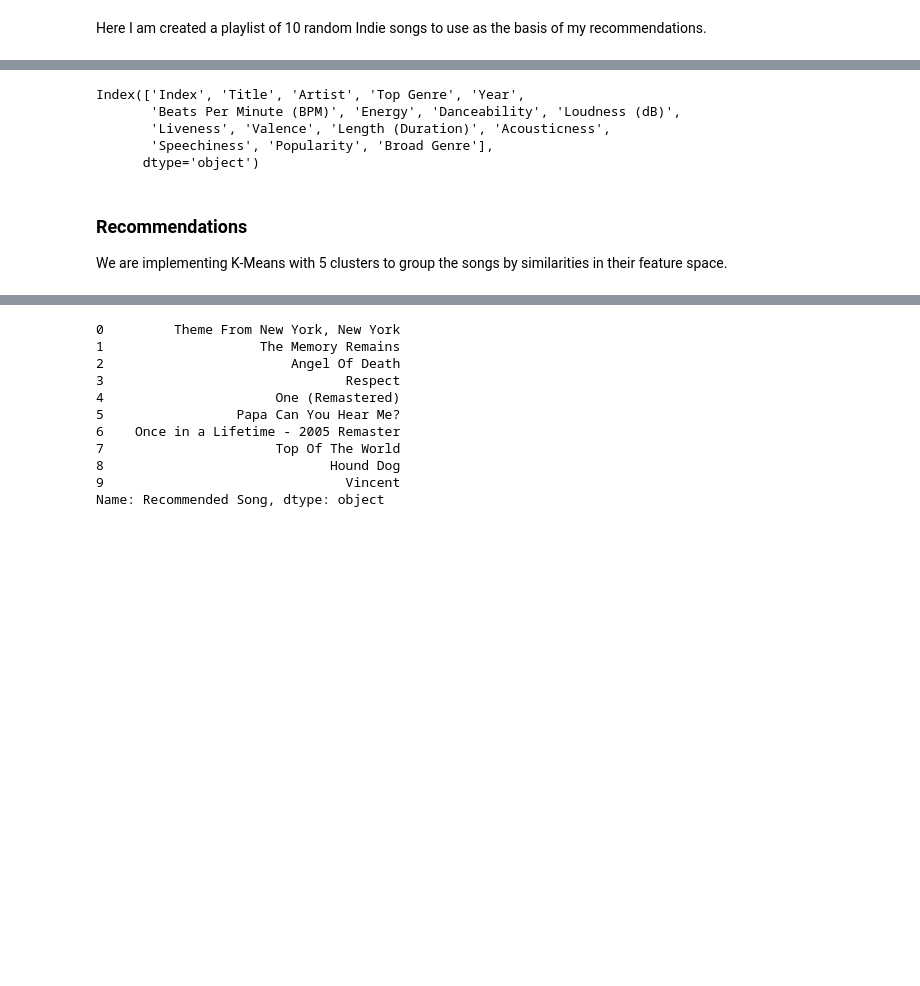
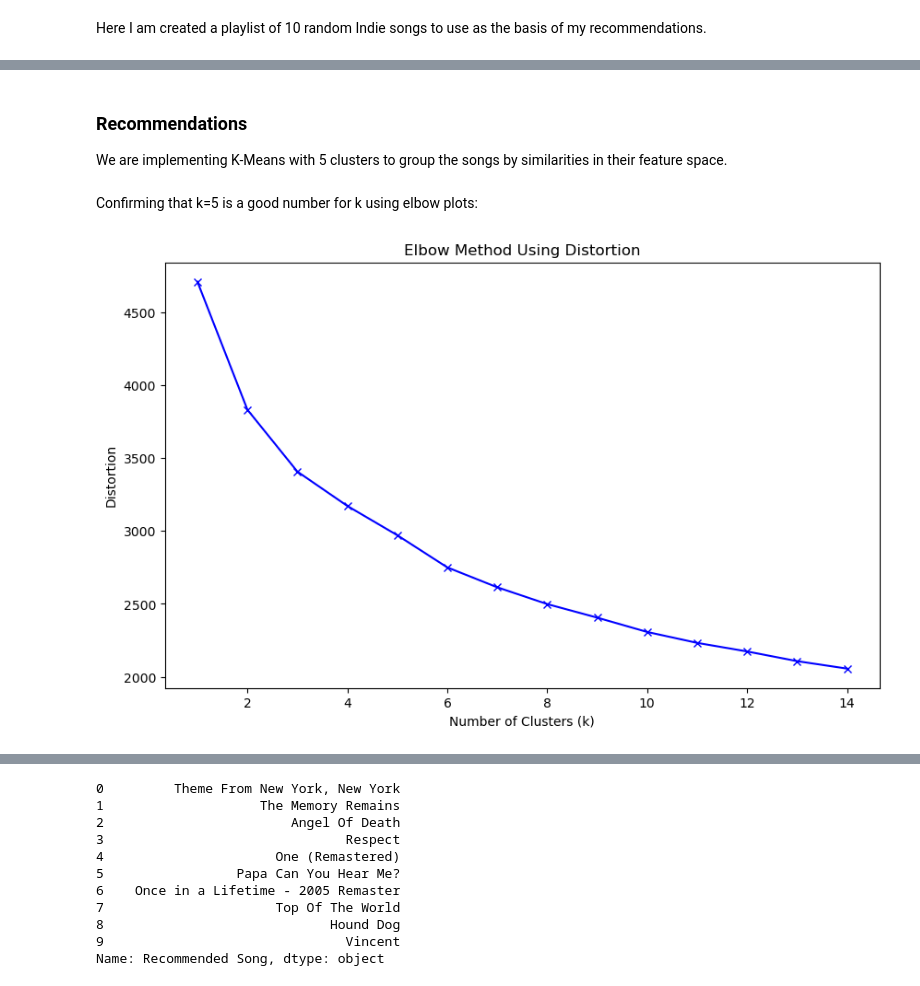
Before and after one commit to virgiliaantonucci/DS-Phase-4-Project, a Jupyter notebook: index.ipynb, the cells around one changed output, grey strips where cells are left out. Drawn from its saved outputs; the diff is of its cells as text; code cells hidden in the pictures; blank space fills up the shorter version.

```diff
--- a/index.ipynb
+++ b/index.ipynb
@@ -191,14 +197,6 @@ playlist
 | 7 | 1695 | Avond | Boudewijn de Groot | dutch indie | 1996 | 98 | 37 | 48 | ... |
 | 8 | 91 | De Vondeling Van Ameland | Boudewijn de Groot | dutch indie | 2007 | 110 | 35 | 39 | ... |
 | 9 | 197 | Hier Kom Ik Weg | Daniël Lohues | dutch indie | 2008 | 92 | 38 | 57 | ... |
-# %%
-df.columns
-# %% [output]
-Index(['Index', 'Title', 'Artist', 'Top Genre', 'Year',
-       'Beats Per Minute (BPM)', 'Energy', 'Danceability', 'Loudness (dB)',
-       'Liveness', 'Valence', 'Length (Duration)', 'Acousticness',
-       'Speechiness', 'Popularity', 'Broad Genre'],
-      dtype='object')
 # %% [markdown]
 ### Recommendations
 We are implementing K-Means with 5 clusters to group the songs by similarities in their feature space.
@@ -221,3 +219,42 @@ cluster_df = balanced_df.dropna(subset=cluster_columns)
 
 # Subset the DataFrame for clustering
 cluster_df = cluster_df[cluster_columns]
+# %% [markdown]
+Confirming that k=5 is a good number for k using elbow plots:
+# %%
+# Columns to use for clustering
+cluster_columns = ['Beats Per Minute (BPM)', 'Energy', 'Danceability', 'Loudness (dB)',
+                   'Liveness', 'Valence', 'Length (Duration)', 'Acousticness',
+                   'Speechiness', 'Popularity']
+
+# Clean and convert numeric columns
+for col in cluster_columns:
+    # Try to convert values to numeric, replace non-convertible values with NaN
+    balanced_df[col] = pd.to_numeric(balanced_df[col], errors='coerce')
+
+# Remove rows with NaN values in any of the selected columns
+cluster_df = balanced_df.dropna(subset=cluster_columns)
+
+# Subset the DataFrame for clustering
+cluster_df = cluster_df[cluster_columns]
+# It's a good idea to scale the data before clustering
+scaler = StandardScaler()
+cluster_df_scaled = scaler.fit_transform(cluster_df)
+
+# Determine the distortions for a range of cluster numbers
+distortions = []
+K = range(1, 15)  # considering clusters from 1 to 14
+for k in K:
+    km = KMeans(n_clusters=k, random_state=42)
+    km.fit(cluster_df_scaled)
+    distortions.append(km.inertia_)
+
+# Plot the elbow curve using distortion
+plt.figure(figsize=(10, 6))
+plt.plot(K, distortions, 'bx-')
+plt.xlabel('Number of Clusters (k)')
+plt.ylabel('Distortion')
+plt.title('Elbow Method Using Distortion')
+plt.show()
+# %% [output]
+[figure, added]
```
Also changed, not shown: parts of 17 cells of this notebook.
